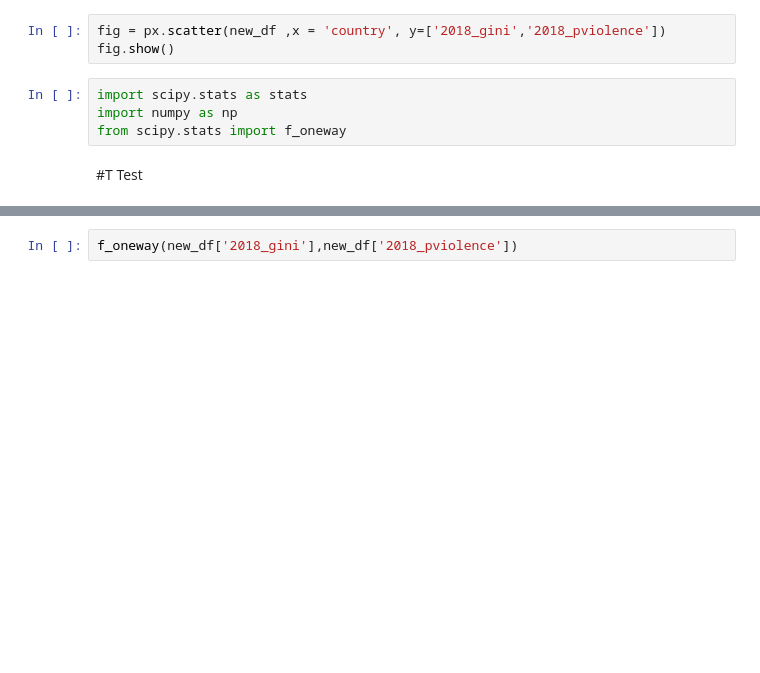
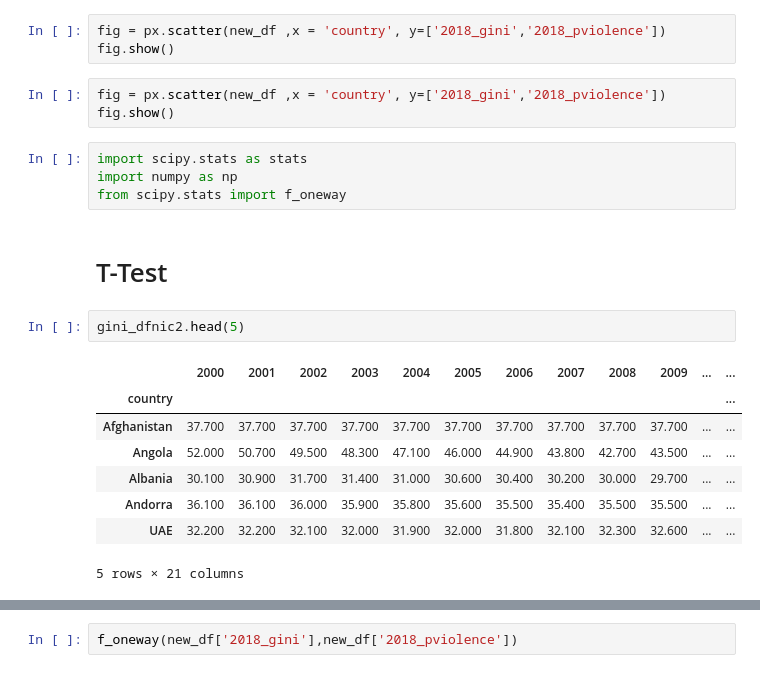
Before and after one commit to egildon/Data-and-Music, a Jupyter notebook: Porrege.ipynb, the cells around one changed output, grey strips where cells are left out. Saved outputs shown, nothing was run; the diff lists cells and outputs as text; blank space fills up the shorter version.

```diff
--- a/Porrege.ipynb
+++ b/Porrege.ipynb
@@ -272,12 +337,26 @@ gini_dfn.describe().style.format("{:,.0f}")
 # %%
 fig = px.scatter(new_df ,x = 'country', y=['2018_gini','2018_pviolence'])
 fig.show()
+# %%
+fig = px.scatter(new_df ,x = 'country', y=['2018_gini','2018_pviolence'])
+fig.show()
 # %%
 import scipy.stats as stats
 import numpy as np
 from scipy.stats import f_oneway
 # %% [markdown]
-#T Test
+# T-Test
+# %%
+gini_dfnic2.head(5)
+# %% [output]
+|  | 2000 | 2001 | 2002 | 2003 | 2004 | 2005 | 2006 | 2007 | 2008 | 2009 | ... | ... |
+| country |  |  |  |  |  |  |  |  |  |  |  | ... |
+| Afghanistan | 37.700 | 37.700 | 37.700 | 37.700 | 37.700 | 37.700 | 37.700 | 37.700 | 37.700 | 37.700 | ... | ... |
+| Angola | 52.000 | 50.700 | 49.500 | 48.300 | 47.100 | 46.000 | 44.900 | 43.800 | 42.700 | 43.500 | ... | ... |
+| Albania | 30.100 | 30.900 | 31.700 | 31.400 | 31.000 | 30.600 | 30.400 | 30.200 | 30.000 | 29.700 | ... | ... |
+| Andorra | 36.100 | 36.100 | 36.000 | 35.900 | 35.800 | 35.600 | 35.500 | 35.400 | 35.500 | 35.500 | ... | ... |
+| UAE | 32.200 | 32.200 | 32.100 | 32.000 | 31.900 | 32.000 | 31.800 | 32.100 | 32.300 | 32.600 | ... | ... |
+5 rows × 21 columns
 # %%
 a = new_df['2018_gini']
 b = new_df['2018_pviolence']
```
Also changed, not shown: parts of 25 cells of this notebook.
